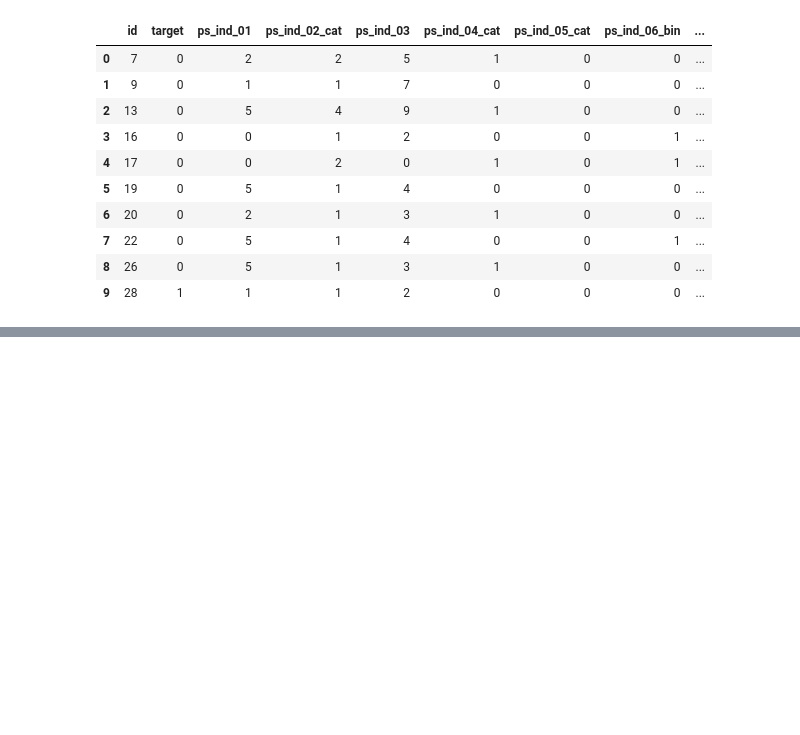
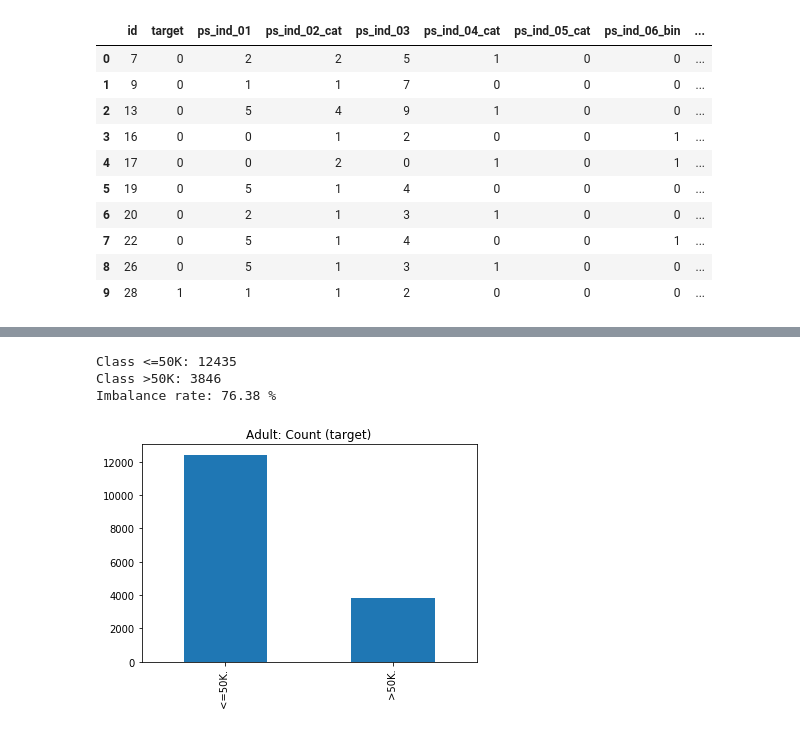
Before and after one commit to hsuemily/CE888-2, a Jupyter notebook: Assignment/PrototypeCode.ipynb, the cells around one changed output, grey strips where cells are left out. Drawn from its saved outputs; the diff is of its cells as text; code cells hidden in the pictures; blank space fills up the shorter version.

```diff
--- a/Assignment/PrototypeCode.ipynb
+++ b/Assignment/PrototypeCode.ipynb
@@ -81,0 +89,12 @@ SafeDriver.head(10)
+# %%
+# Plot histogram of the label income in Adult dataset
+pd.Series(Adult['income']).value_counts().plot(kind='bar',title='Adult: Count (target)')
+target_count = Adult.income.value_counts()
+print('Class <=50K:', target_count[0])
+print('Class >50K:', target_count[1])
+print('Imbalance rate:', round((target_count[0] / (target_count[0]+target_count[1]))*100, 2), '%')
+# %% [output]
+Class <=50K: 12435
+Class >50K: 3846
+Imbalance rate: 76.38 %
+[figure, added]
```
Also changed, not shown: parts of 5 cells of this notebook.
